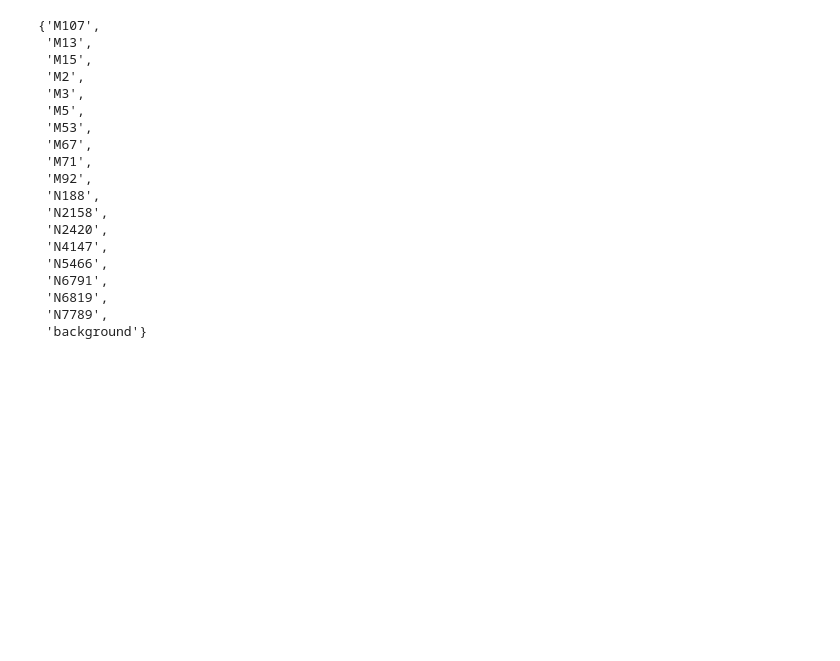
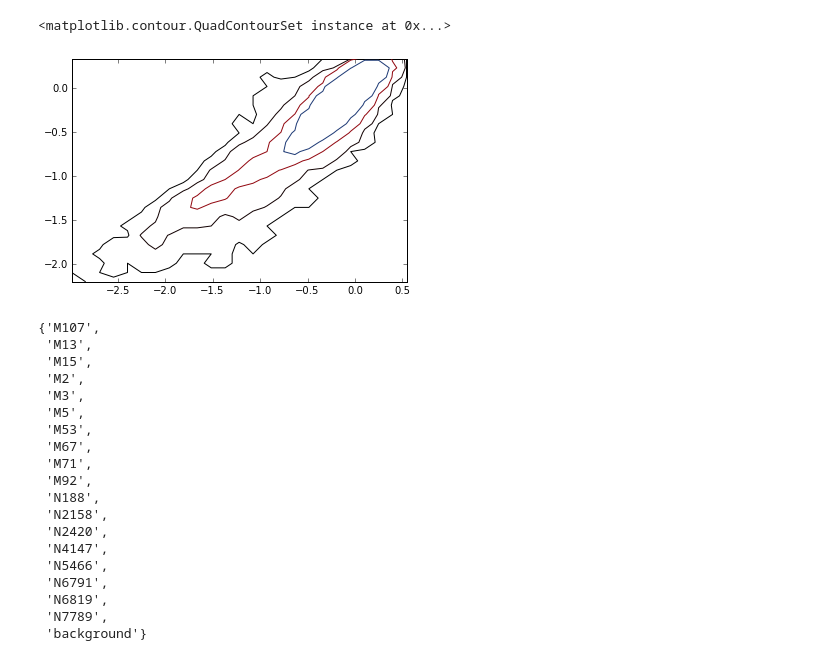
Before and after one commit to stephenpardy/PythonNotebooks, a Jupyter notebook: APOGEE_Clusters.ipynb, the cells around one changed output. Cells and saved outputs as stored; diff of their text form; code cells hidden in the pictures; blank space fills up the shorter version.

```diff
--- a/APOGEE_Clusters.ipynb
+++ b/APOGEE_Clusters.ipynb
@@ -60,6 +60,15 @@ for i, ID in enumerate(cat[1].data['APOGEE_ID'][goodstars]):
         cluster_name[i] = cluster_stars[1][whereid][0]
     else:
         cluster_name[i] = 'background'
+# %%
+Z, x, y = np.histogram2d(cat[1].data['C_H'][goodstars], cat[1].data['FE_H'][goodstars], bins=25)
+xcenters, ycenters = np.meshgrid((x[1:] + x[:-1])/2., (y[1:] + y[:-1])/2., indexing='ij')
+#plt.plot(cat[1].data['C_H'][goodstars], cat[1].data['FE_H'][goodstars], 'k.')
+plt.contour(xcenters, ycenters, Z, cmap='gist_stern', zorder=10,
+            levels=[np.percentile(Z[Z > 0], i) for i in [1, 50, 75, 89, 94]])
+# %% [output]
+<matplotlib.contour.QuadContourSet instance at 0x...>
+[figure, added]
 # %%
 set(cluster_name)
 # %% [output]
```
Also changed, not shown: 2 other files.
